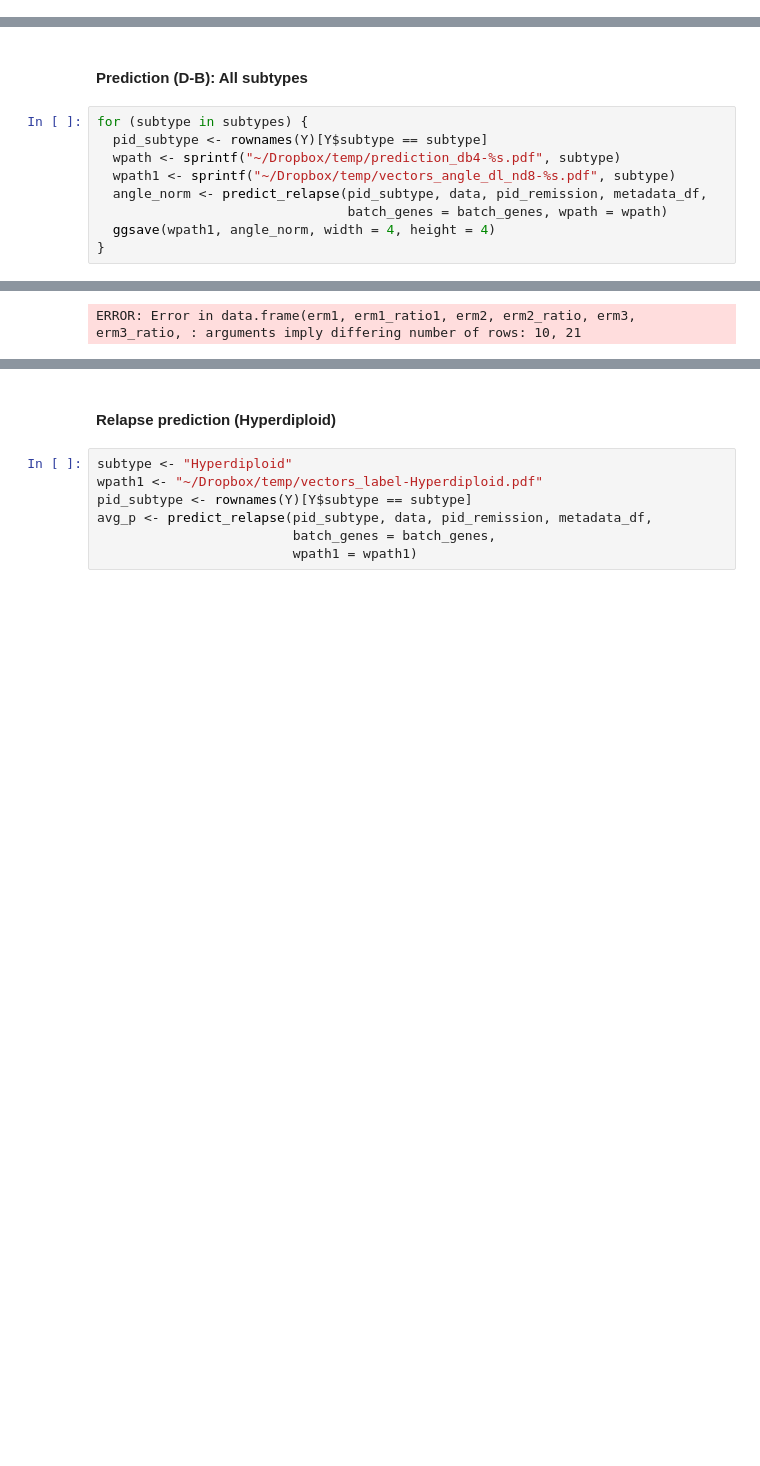
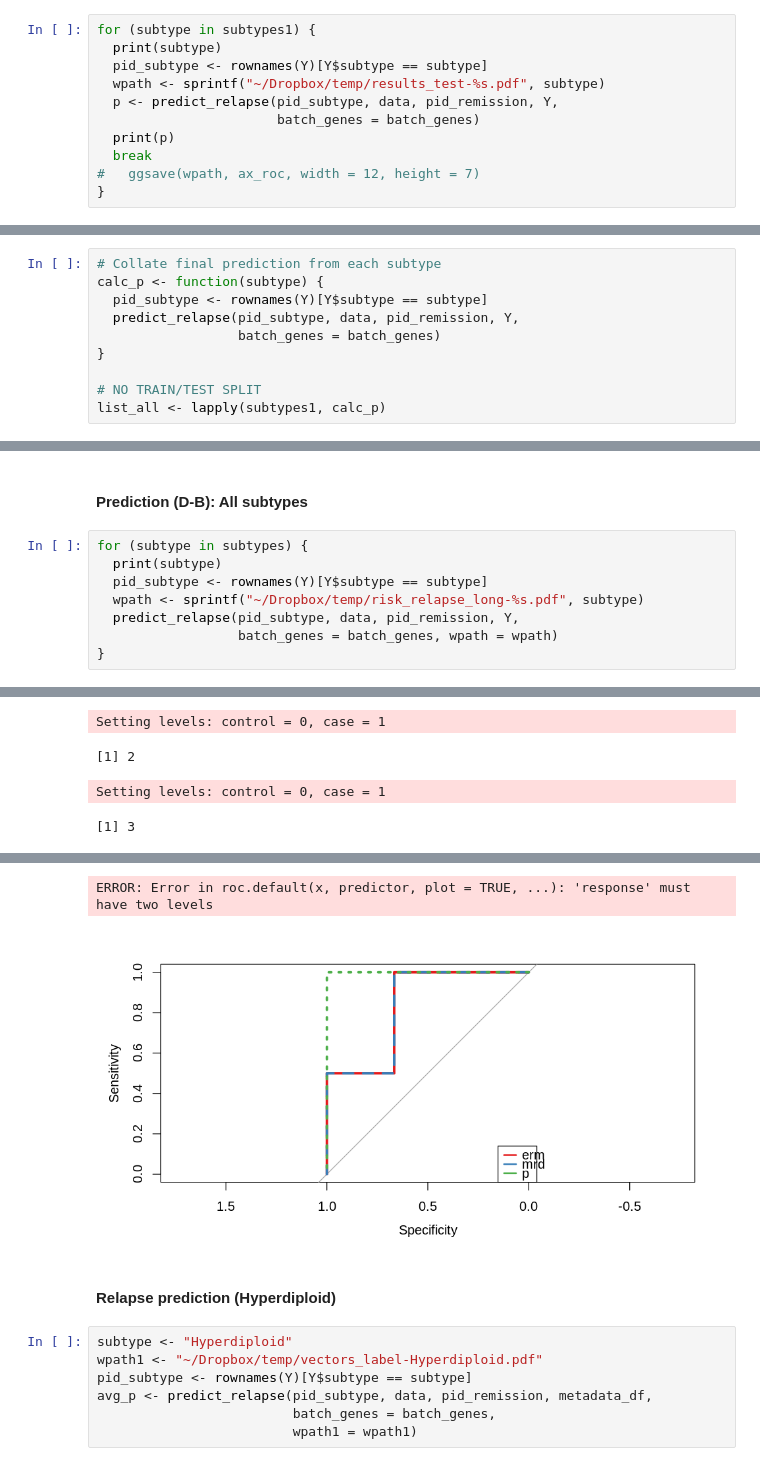
Before and after one commit to dblux/relapse_prediction, a Jupyter notebook: sandbox-hyperdiploid.ipynb, the cells around one changed output, grey strips where cells are left out. Cells and saved outputs as stored; diff of their text form; blank space fills up the shorter version.

```diff
--- a/sandbox-hyperdiploid.ipynb
+++ b/sandbox-hyperdiploid.ipynb
@@ -3830,0 +4480,11 @@ splitSubtype <- function(X, metadata_df) {
+# %%
+for (subtype in subtypes1) {
+  print(subtype)
+  pid_subtype <- rownames(Y)[Y$subtype == subtype]
+  wpath <- sprintf("~/Dropbox/temp/results_test-%s.pdf", subtype)
+  p <- predict_relapse(pid_subtype, data, pid_remission, Y,
+                       batch_genes = batch_genes)
+  print(p)
+  break
+#   ggsave(wpath, ax_roc, width = 12, height = 7)
+}
@@ -3830,0 +4594,10 @@ splitSubtype <- function(X, metadata_df) {
+# %%
+# Collate final prediction from each subtype
+calc_p <- function(subtype) {
+  pid_subtype <- rownames(Y)[Y$subtype == subtype]
+  predict_relapse(pid_subtype, data, pid_remission, Y,
+                  batch_genes = batch_genes)
+}
+
+# NO TRAIN/TEST SPLIT
+list_all <- lapply(subtypes1, calc_p)
@@ -3832,11 +4698,10 @@ splitSubtype <- function(X, metadata_df) {
 #### Prediction (D-B): All subtypes
 # %%
 for (subtype in subtypes) {
+  print(subtype)
   pid_subtype <- rownames(Y)[Y$subtype == subtype]
-  wpath <- sprintf("~/Dropbox/temp/prediction_db4-%s.pdf", subtype)
-  wpath1 <- sprintf("~/Dropbox/temp/vectors_angle_dl_nd8-%s.pdf", subtype)
-  angle_norm <- predict_relapse(pid_subtype, data, pid_remission, metadata_df,
-                                batch_genes = batch_genes, wpath = wpath)
-  ggsave(wpath1, angle_norm, width = 4, height = 4)
+  wpath <- sprintf("~/Dropbox/temp/risk_relapse_long-%s.pdf", subtype)
+  predict_relapse(pid_subtype, data, pid_remission, Y,
+                  batch_genes = batch_genes, wpath = wpath)
 }
 # %% [output]
@@ -3860 +4725,4 @@ for (subtype in subtypes) {
-ERROR: Error in data.frame(erm1, erm1_ratio1, erm2, erm2_ratio, erm3, erm3_ratio, : arguments imply differing number of rows: 10, 21
+Setting levels: control = 0, case = 1
+[1] 2
+Setting levels: control = 0, case = 1
+[1] 3
@@ -3861,3 +4750,5 @@ ERROR: Error in data.frame(erm1, erm1_ratio1, erm2, erm2_ratio, erm3, erm3_ratio
+ERROR: Error in roc.default(x, predictor, plot = TRUE, ...): 'response' must have two levels
+[figure, added]
 # %% [markdown]
 #### Relapse prediction (Hyperdiploid)
 # %%
```
Also changed, not shown: parts of 38 cells of this notebook, 2 other files.
